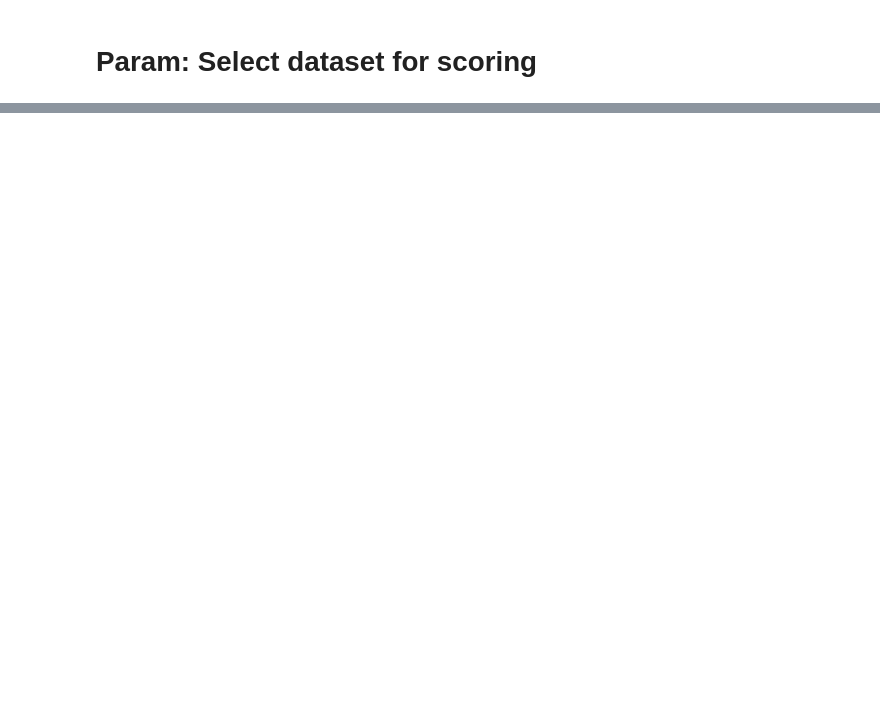
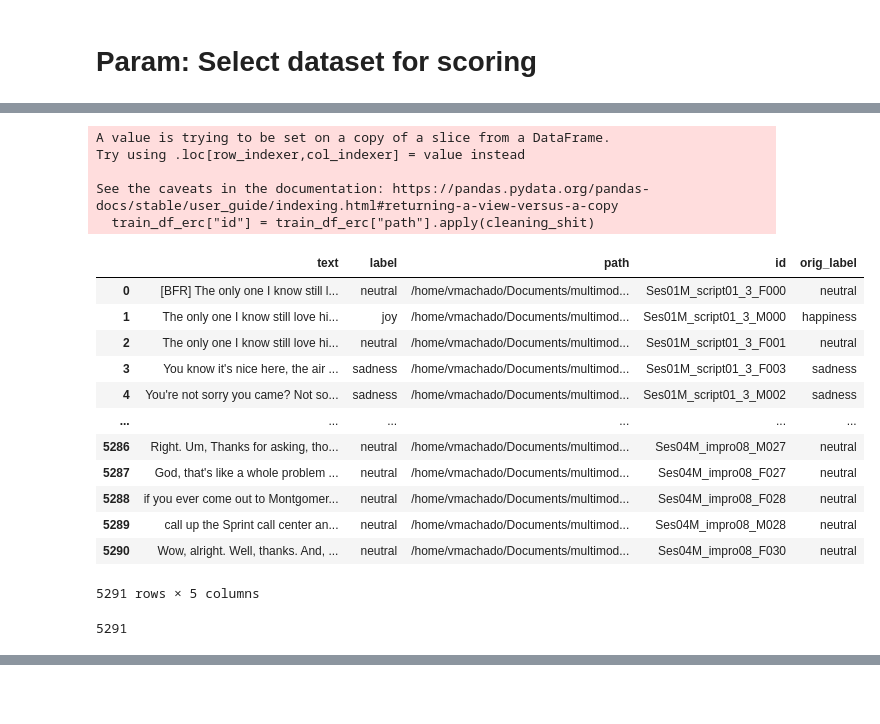
Before and after one commit to machadoprx/c4ai_audio_text_clip, a Jupyter notebook: c4ai_emotions_audio_text_clip_e2e.ipynb, the cells around one changed output, grey strips where cells are left out. Cells and saved outputs as stored; diff of their text form; code cells hidden in the pictures; blank space fills up the shorter version.

```diff
--- a/c4ai_emotions_audio_text_clip_e2e.ipynb
+++ b/c4ai_emotions_audio_text_clip_e2e.ipynb
@@ -1337,8 +1414,8 @@ gc.collect()
 #train_audio_repeated = pd.concat([df_train_audio, df_train_audio,df_train_audio,df_train_audio,df_train_audio,df_train_audio,df_train_audio, df_train_audio,df_train_audio,df_train_audio,df_train_audio,df_train_audio], axis=0).sample(frac=1).reset_index(drop=True)
 #test_audio_repeated = pd.concat([df_dev_audio, df_dev_audio,df_dev_audio,df_dev_audio,df_dev_audio,df_dev_audio], axis=0).sample(frac=1).reset_index(drop=True)
 
-train_ds = torch.utils.data.TensorDataset(torch.Tensor(list(range(len(df_train)))))
-train_loader = torch.utils.data.DataLoader(train_ds, batch_size=1024, shuffle=True)
+train_ds = torch.utils.data.TensorDataset(torch.Tensor(list(range(len(train_df_erc)))))
+train_loader = torch.utils.data.DataLoader(train_ds, batch_size=2048, shuffle=False)
 
 test_ds = torch.utils.data.TensorDataset(torch.Tensor(list(range(len(test_df_erc)))))
 test_loader = torch.utils.data.DataLoader(test_ds, batch_size=1024, shuffle=False)
@@ -1538,0 +1718,38 @@ clf.fit(proj_train, np.array(targets_train, dtype=int))
+# %%
+def cleaning_shit(x):
+    if "MELD" in x:
+        return None
+    x = x.replace("val/", "")
+    x = x.replace("train/", "")
+    x = x.replace("test/", "")
+    l = len("/home/vmachado/Documents/multimodal-datasets/IEMOCAP/raw-audios/")
+    return x[l:].replace(".wav", "")
+# %%
+#train_df_erc_iemocap = train_df_erc[train_df_erc["path"].apply(lambda x: True if "IEMOCAP" in x else False)]
+train_df_erc["id"] = train_df_erc["path"].apply(cleaning_shit)
+train_df_erc_iemocap = train_df_erc.dropna()
+train_df_erc_iemocap = train_df_erc_iemocap.merge(df_iemocap_orig, on="id", how="inner").dropna()
+train_df_erc_iemocap
+# %% [output]
+A value is trying to be set on a copy of a slice from a DataFrame.
+Try using .loc[row_indexer,col_indexer] = value instead
+
+See the caveats in the documentation: https://pandas.pydata.org/pandas-docs/stable/user_guide/indexing.html#returning-a-view-versus-a-copy
+  train_df_erc["id"] = train_df_erc["path"].apply(cleaning_shit)
+|  | text | label | path | id | orig_label |
+| 0 | [BFR] The only one I know still l... | neutral | /home/vmachado/Documents/multimod... | Ses01M_script01_3_F000 | neutral |
+| 1 | The only one I know still love hi... | joy | /home/vmachado/Documents/multimod... | Ses01M_script01_3_M000 | happiness |
+| 2 | The only one I know still love hi... | neutral | /home/vmachado/Documents/multimod... | Ses01M_script01_3_F001 | neutral |
+| 3 | You know it's nice here, the air ... | sadness | /home/vmachado/Documents/multimod... | Ses01M_script01_3_F003 | sadness |
+| 4 | You're not sorry you came? Not so... | sadness | /home/vmachado/Documents/multimod... | Ses01M_script01_3_M002 | sadness |
+| ... | ... | ... | ... | ... | ... |
+| 5286 | Right. Um, Thanks for asking, tho... | neutral | /home/vmachado/Documents/multimod... | Ses04M_impro08_M027 | neutral |
+| 5287 | God, that's like a whole problem ... | neutral | /home/vmachado/Documents/multimod... | Ses04M_impro08_F027 | neutral |
+| 5288 | if you ever come out to Montgomer... | neutral | /home/vmachado/Documents/multimod... | Ses04M_impro08_F028 | neutral |
+| 5289 | call up the Sprint call center an... | neutral | /home/vmachado/Documents/multimod... | Ses04M_impro08_M028 | neutral |
+| 5290 | Wow, alright. Well, thanks. And, ... | neutral | /home/vmachado/Documents/multimod... | Ses04M_impro08_F030 | neutral |
+5291 rows × 5 columns
+# %%
+len(iemocap_train_idx)
+# %% [output]
+5291
```
Also changed, not shown: parts of 51 cells of this notebook.
